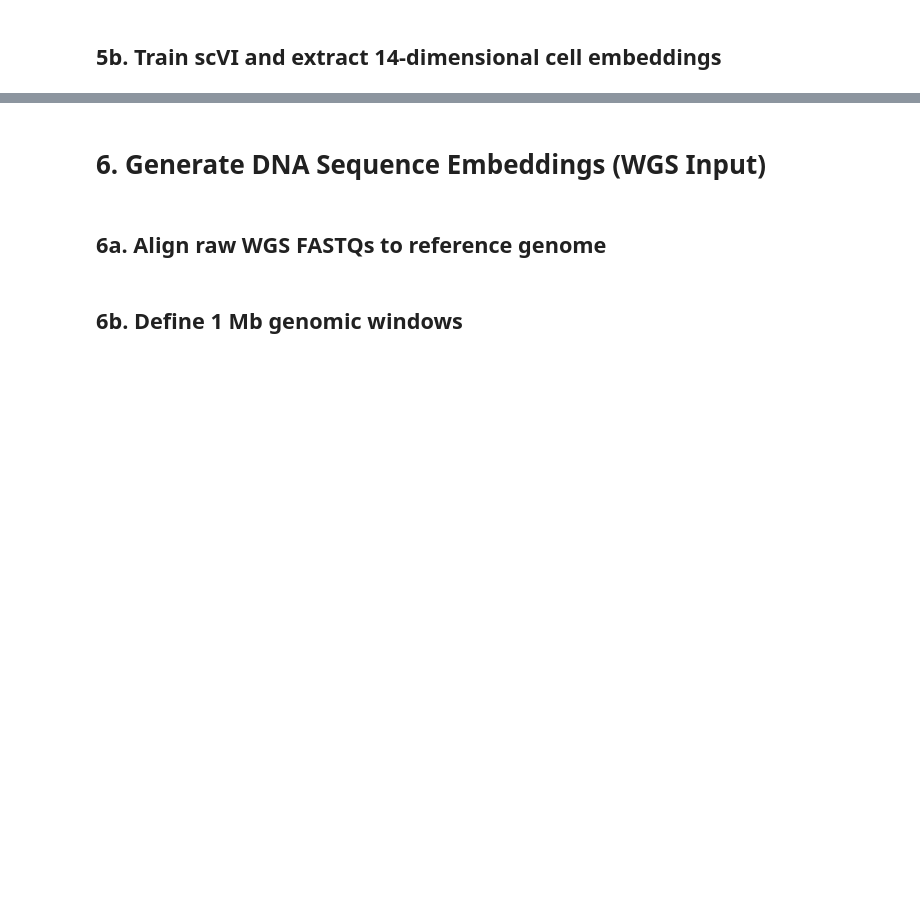
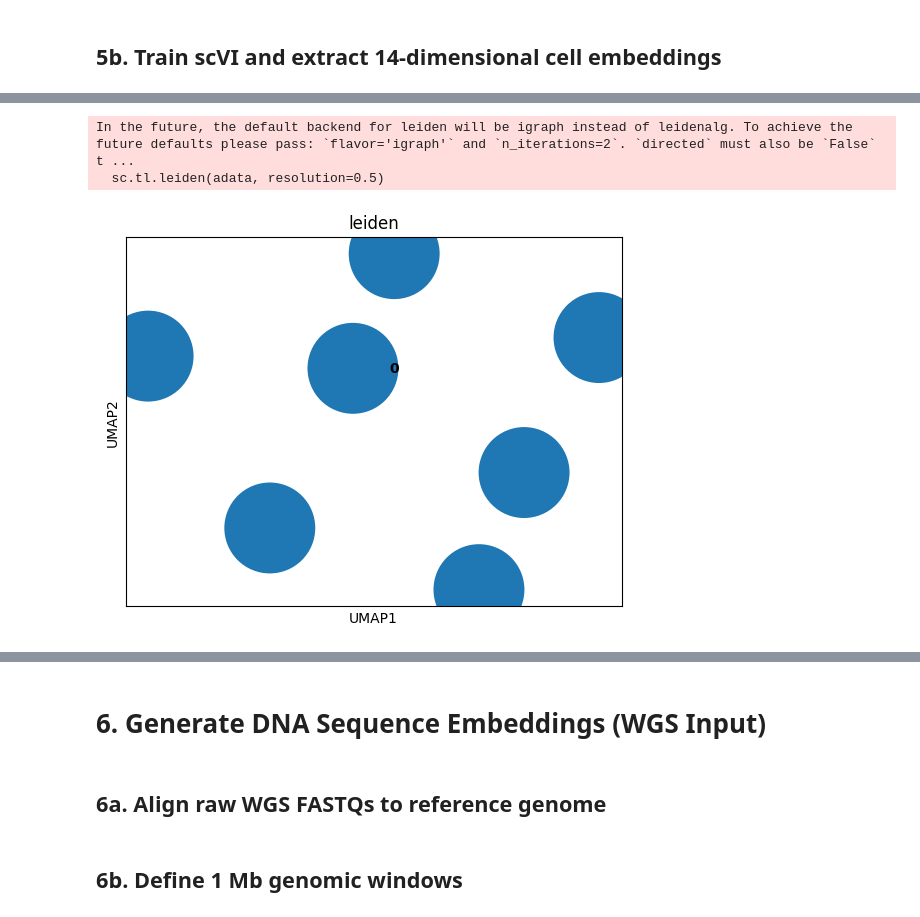
Before and after one commit to irith-kat/genai4bio-project, a Jupyter notebook: notebook_tests/joint_DNA_RNA_processing.ipynb, the cells around one changed output, grey strips where cells are left out. Saved outputs shown, nothing was run; the diff lists cells and outputs as text; code cells hidden in the pictures; blank space fills up the shorter version.

```diff
--- a/notebook_tests/joint_DNA_RNA_processing.ipynb
+++ b/notebook_tests/joint_DNA_RNA_processing.ipynb
@@ -925,0 +1083,18 @@ INFO:lightning.pytorch.utilities.rank_zero:💡 Tip: For seamless cloud logging
+# %%
+# Step 1: build neighbor graph using scVI embeddings
+sc.pp.neighbors(
+    adata,
+    use_rep="X_scVI",   # critical — must use scVI latent space, not PCA
+    n_neighbors=15,
+    n_pcs=None          # ignored when use_rep is set
+)
+
+# Step 2: compute UMAP
+sc.tl.umap(adata, min_dist=0.3)
+
+# Step 3: cluster
+sc.tl.leiden(adata, resolution=0.5)
+
+# Step 4: plot
+sc.pl.umap(adata, color='leiden', palette='tab10', legend_loc='on data')
+# %% [output]
@@ -925,0 +1102,3 @@ INFO:lightning.pytorch.utilities.rank_zero:💡 Tip: For seamless cloud logging
+In the future, the default backend for leiden will be igraph instead of leidenalg. To achieve the future defaults please pass: `flavor='igraph'` and `n_iterations=2`. `directed` must also be `False` t ...
+  sc.tl.leiden(adata, resolution=0.5)
+[figure, added]
```
Also changed, not shown: parts of 24 cells of this notebook, 3 other files.
